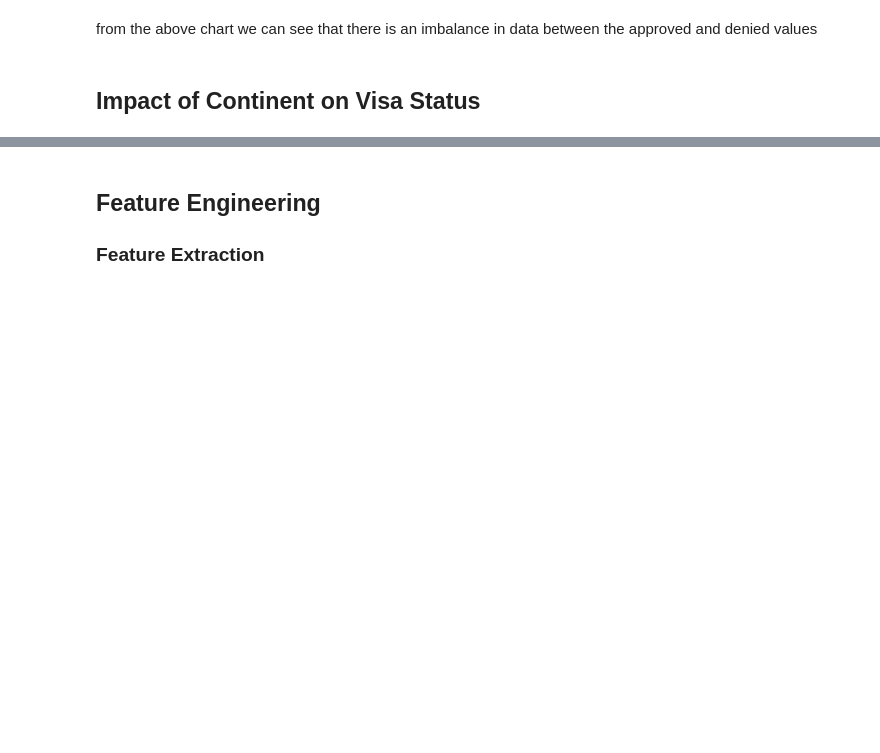
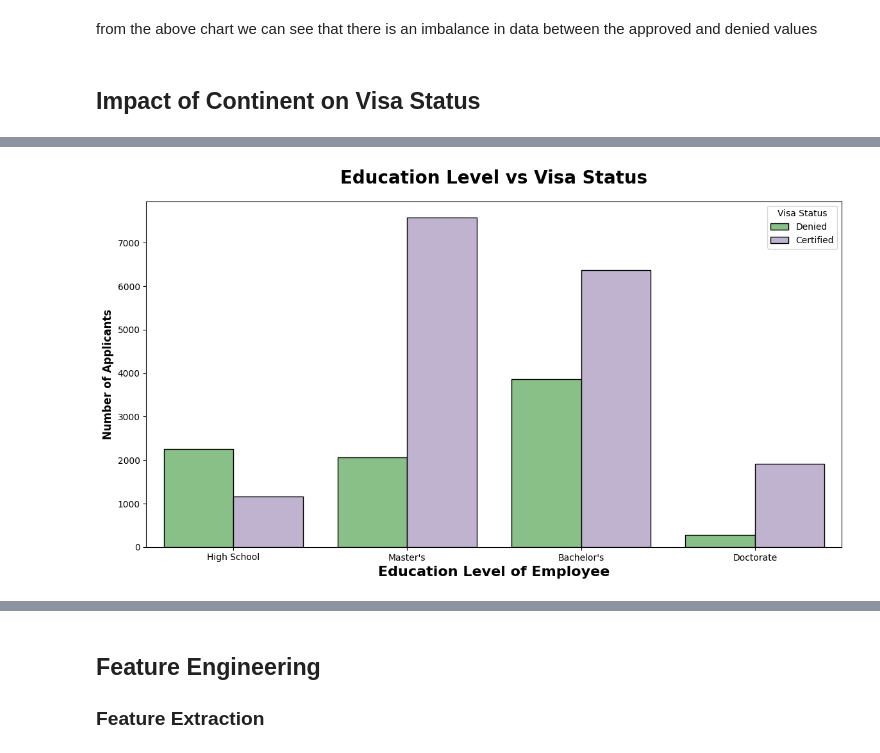
Before and after one commit to MRameezU/MLOPs_Classification_Problem, a Jupyter notebook: notebook/01_Exploratory_Data_Analysis_US_Visa.ipynb, the cells around one changed output, grey strips where cells are left out. Saved outputs shown, nothing was run; the diff lists cells and outputs as text; code cells hidden in the pictures; blank space fills up the shorter version.

```diff
--- a/notebook/01_Exploratory_Data_Analysis_US_Visa.ipynb
+++ b/notebook/01_Exploratory_Data_Analysis_US_Visa.ipynb
@@ -429,0 +521,22 @@ df.groupby("continent")["case_status"].value_counts(normalize=True).to_frame()*1
+# %%
+# Set figure size for better visibility
+plt.figure(figsize=(14, 7))
+
+# Create a count plot to visualize the relationship between education level and visa status
+sns.countplot(x="education_of_employee", hue="case_status", data=df,
+              edgecolor="black", palette="Accent")
+
+# Add a descriptive title with proper formatting
+plt.title("Education Level vs Visa Status", fontsize=20, fontweight="bold", pad=20)
+
+# Customize axis labels for clarity and visual appeal
+plt.ylabel("Number of Applicants", fontsize=12, fontweight="bold")
+plt.xlabel("Education Level of Employee", fontsize=16, fontweight="bold")
+
+# Enhance legend appearance
+plt.legend(title="Visa Status", fancybox=True, loc='upper right')
+
+# Display the final plot
+plt.show()
+# %% [output]
+[figure, added]
```
Also changed, not shown: parts of 17 cells of this notebook.
